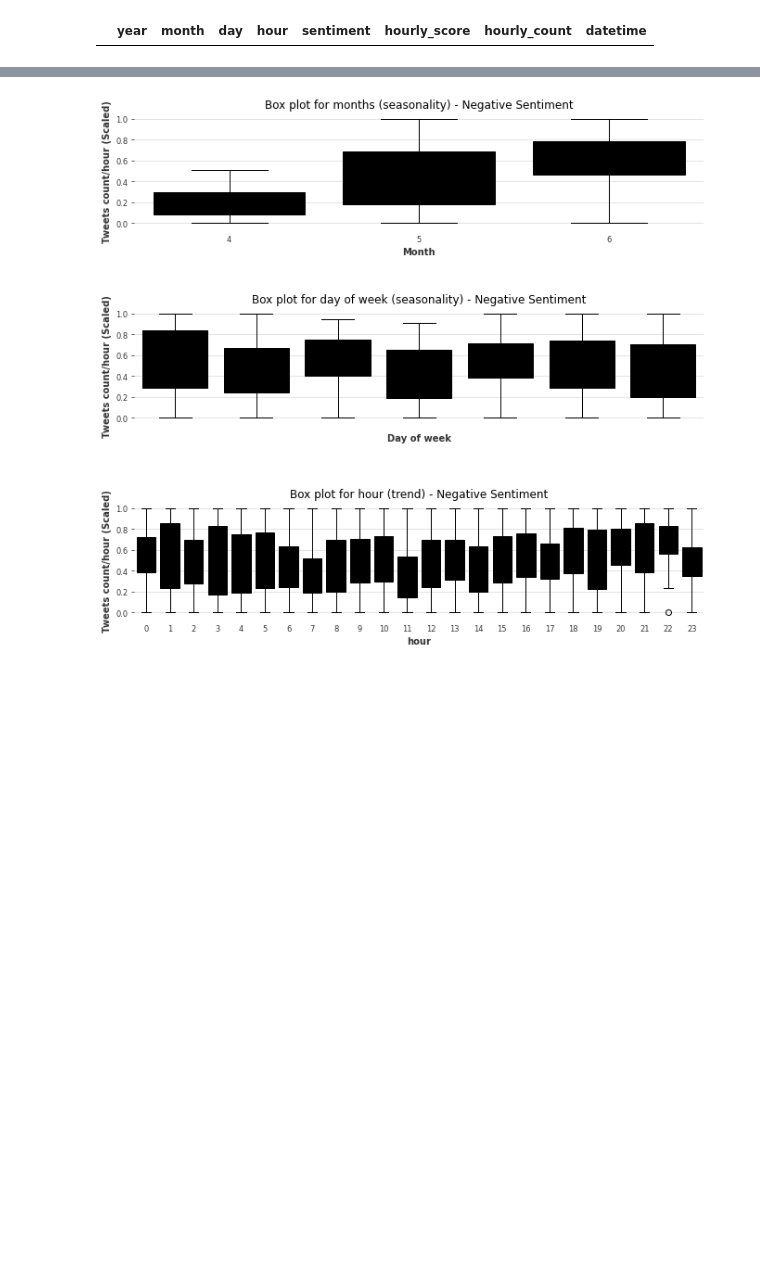
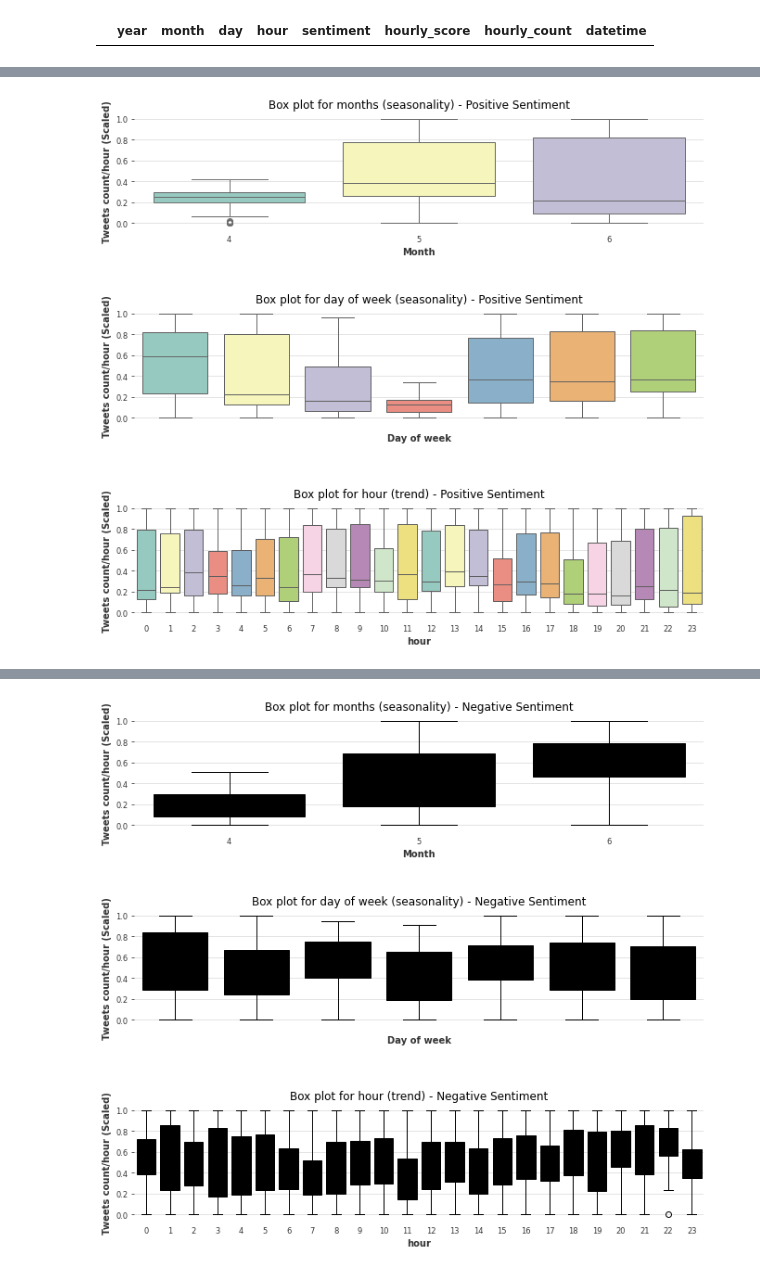
Before and after one commit to leticiacosta91/Winter-Repeat, a Jupyter notebook: Forecast.ipynb, the cells around one changed output, grey strips where cells are left out. Cells and saved outputs as stored; diff of their text form; code cells hidden in the pictures; blank space fills up the shorter version.

Commit message:
Trend analysis and seasonality

```diff
--- a/Forecast.ipynb
+++ b/Forecast.ipynb
@@ -606,0 +597,28 @@ plt.show()
+# %%
+#Positive
+
+
+s_id = '1'
+df = dataset_scaled_EDA[dataset_scaled_EDA.sentiment == s_id]
+sentiment = 'Negative' if s_id == '0' else 'Positive'
+
+palette = "Set3"
+
+fig, ax = plt.subplots(3, 1, figsize=(11, 10))
+sns.boxplot(x='month', y='hour_scaled', data=df, ax=ax[0], palette=palette) \
+    .set(xlabel='Month', ylabel='Tweets count/hour (Scaled)')
+ax[0].set_title(f'Box plot for months (seasonality) - {sentiment} Sentiment')
+
+sns.boxplot(x='day_of_week', y='hour_scaled', data=df, ax=ax[1], palette=palette) \
+    .set(xlabel='Day of week', ylabel='Tweets count/hour (Scaled)')
+ax[1].set_title(f'Box plot for day of week (seasonality) - {sentiment} Sentiment')
+ax[1].set_xticklabels(ax[1].get_xticklabels(), rotation=30)
+
+sns.boxplot(x='hour', y='hour_scaled', data=df, ax=ax[2], palette=palette) \
+    .set(xlabel='hour', ylabel='Tweets count/hour (Scaled)')
+ax[2].set_title(f'Box plot for hour (trend) - {sentiment} Sentiment')
+
+plt.subplots_adjust(hspace=0.7)
+plt.show()
+# %% [output]
+[figure, added]
```
Also changed, not shown: parts of 33 cells of this notebook.
